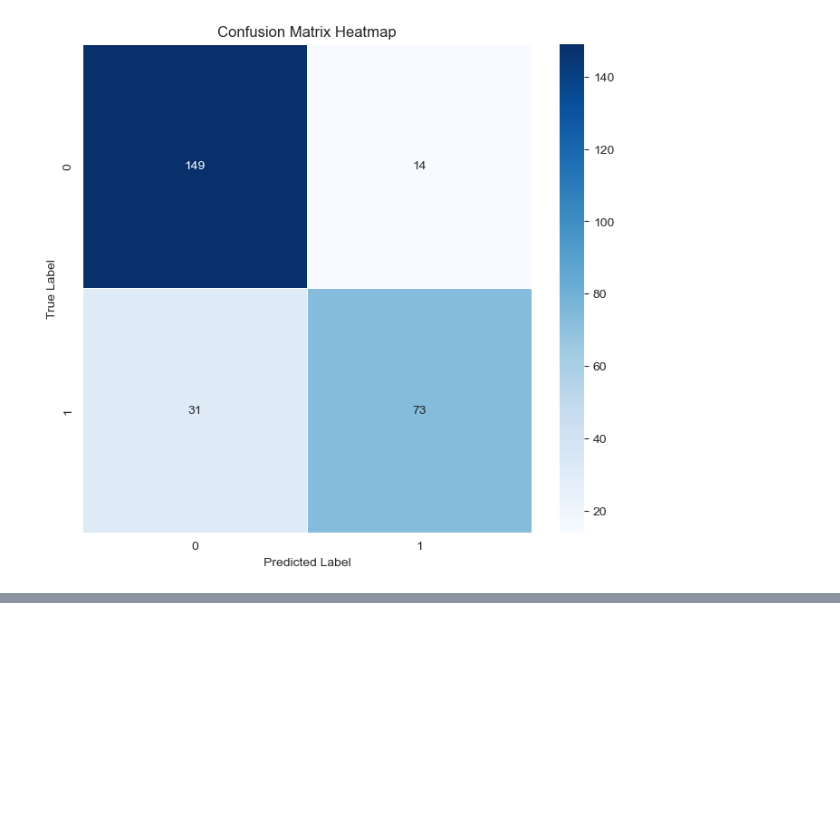
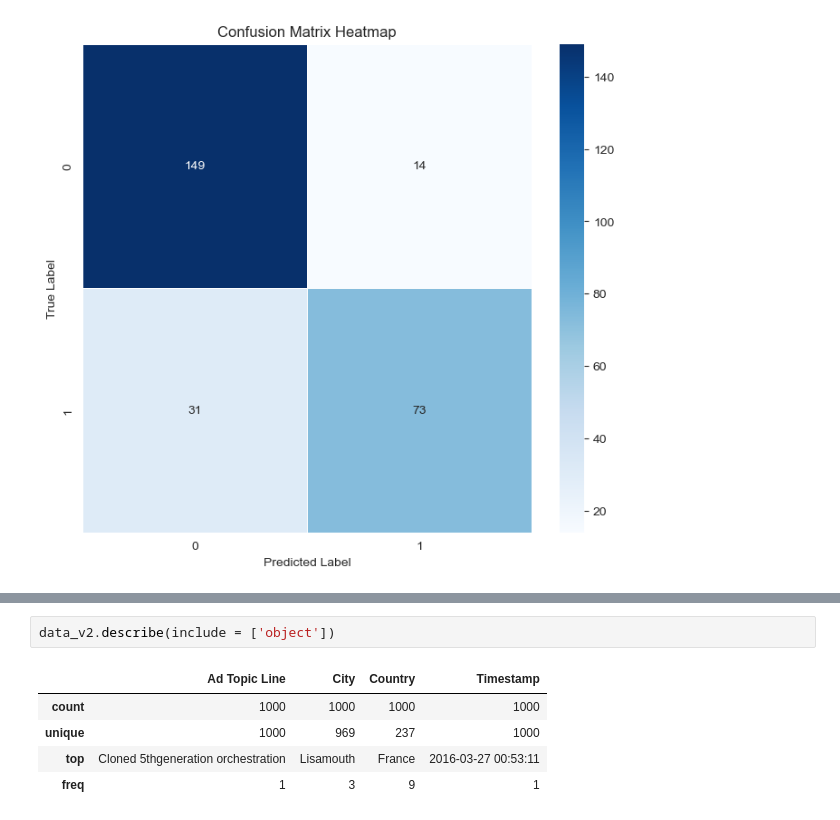
Before and after one commit to Malinda1/machine-learning_course_01, a Jupyter notebook: Logistic_Regression/logistic regression.ipynb, the cells around one changed output, grey strips where cells are left out. Cells and saved outputs as stored; diff of their text form; blank space fills up the shorter version.

```diff
--- a/Logistic_Regression/logistic regression.ipynb
+++ b/Logistic_Regression/logistic regression.ipynb
@@ -357,0 +412,8 @@ plt.show()
+# %%
+data_v2.describe(include = ['object'])
+# %% [output]
+|  | Ad Topic Line | City | Country | Timestamp |
+| count | 1000 | 1000 | 1000 | 1000 |
+| unique | 1000 | 969 | 237 | 1000 |
+| top | Cloned 5thgeneration orchestration | Lisamouth | France | 2016-03-27 00:53:11 |
+| freq | 1 | 3 | 9 | 1 |
```
Also changed, not shown: parts of 5 cells of this notebook.
